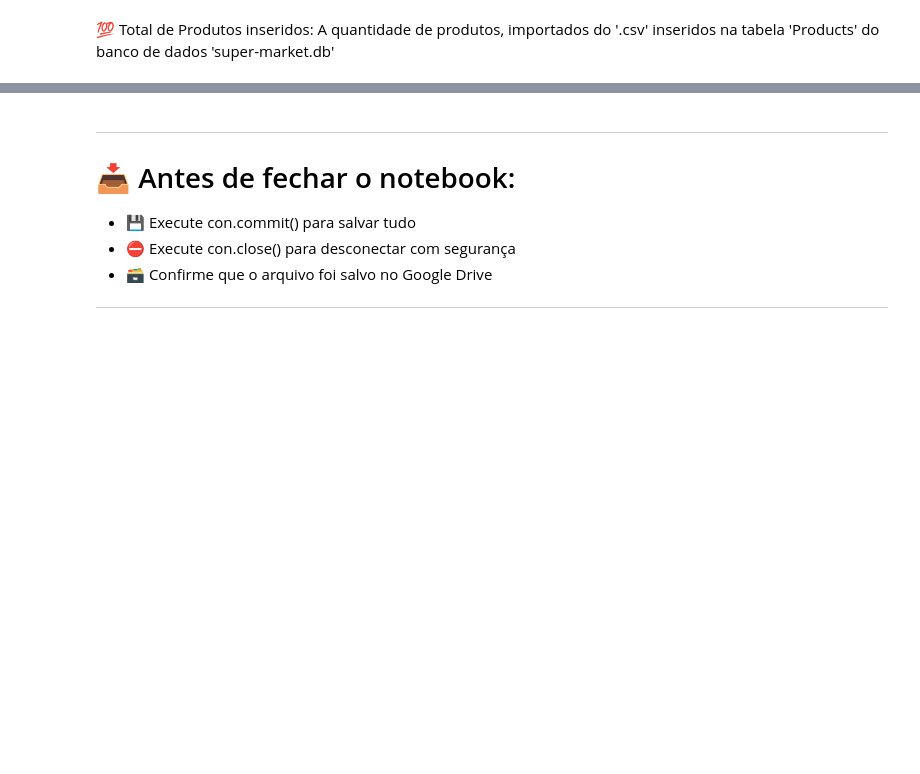
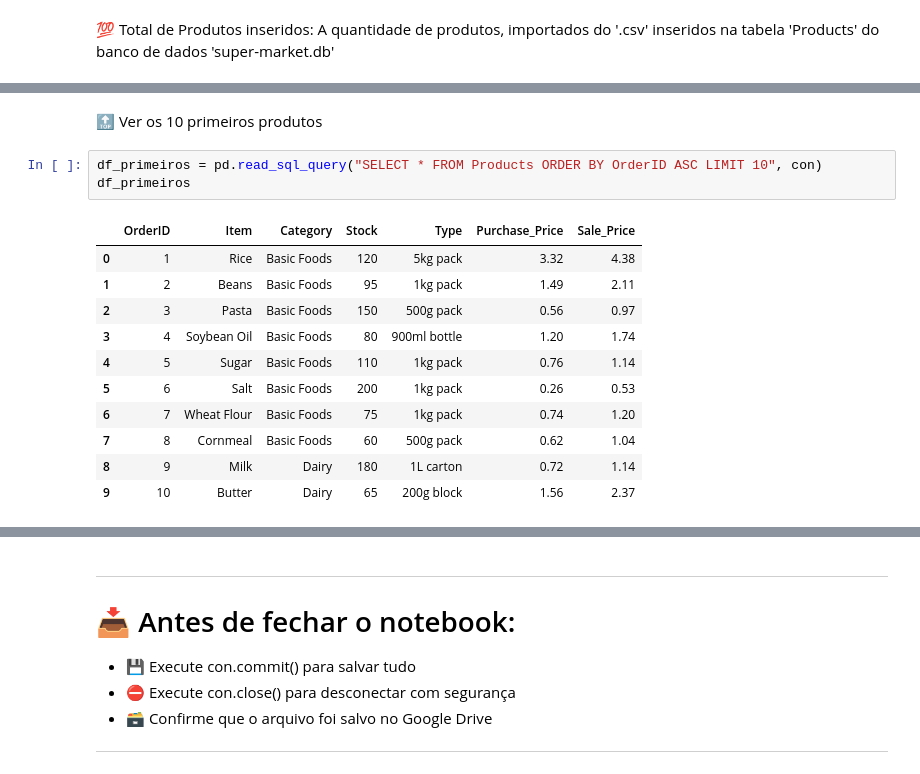
Before and after one commit to italomellors/Data_Analysis_Projects, a Jupyter notebook: 01-supermarket-sales-analysis/notebooks/super_market.ipynb, the cells around one changed output, grey strips where cells are left out. Cells and saved outputs as stored; diff of their text form; blank space fills up the shorter version.

```diff
--- a/01-supermarket-sales-analysis/notebooks/super_market.ipynb
+++ b/01-supermarket-sales-analysis/notebooks/super_market.ipynb
@@ -192,0 +204,17 @@ Total de registros inseridos: 100
+# %% [markdown]
+🔝 Ver os 10 primeiros produtos
+# %%
+df_primeiros = pd.read_sql_query("SELECT * FROM Products ORDER BY OrderID ASC LIMIT 10", con)
+df_primeiros
+# %% [output]
+|  | OrderID | Item | Category | Stock | Type | Purchase_Price | Sale_Price |
+| 0 | 1 | Rice | Basic Foods | 120 | 5kg pack | 3.32 | 4.38 |
+| 1 | 2 | Beans | Basic Foods | 95 | 1kg pack | 1.49 | 2.11 |
+| 2 | 3 | Pasta | Basic Foods | 150 | 500g pack | 0.56 | 0.97 |
+| 3 | 4 | Soybean Oil | Basic Foods | 80 | 900ml bottle | 1.20 | 1.74 |
+| 4 | 5 | Sugar | Basic Foods | 110 | 1kg pack | 0.76 | 1.14 |
+| 5 | 6 | Salt | Basic Foods | 200 | 1kg pack | 0.26 | 0.53 |
+| 6 | 7 | Wheat Flour | Basic Foods | 75 | 1kg pack | 0.74 | 1.20 |
+| 7 | 8 | Cornmeal | Basic Foods | 60 | 500g pack | 0.62 | 1.04 |
+| 8 | 9 | Milk | Dairy | 180 | 1L carton | 0.72 | 1.14 |
+| 9 | 10 | Butter | Dairy | 65 | 200g block | 1.56 | 2.37 |
```
Also changed, not shown: parts of 17 cells of this notebook, 4 other files.
